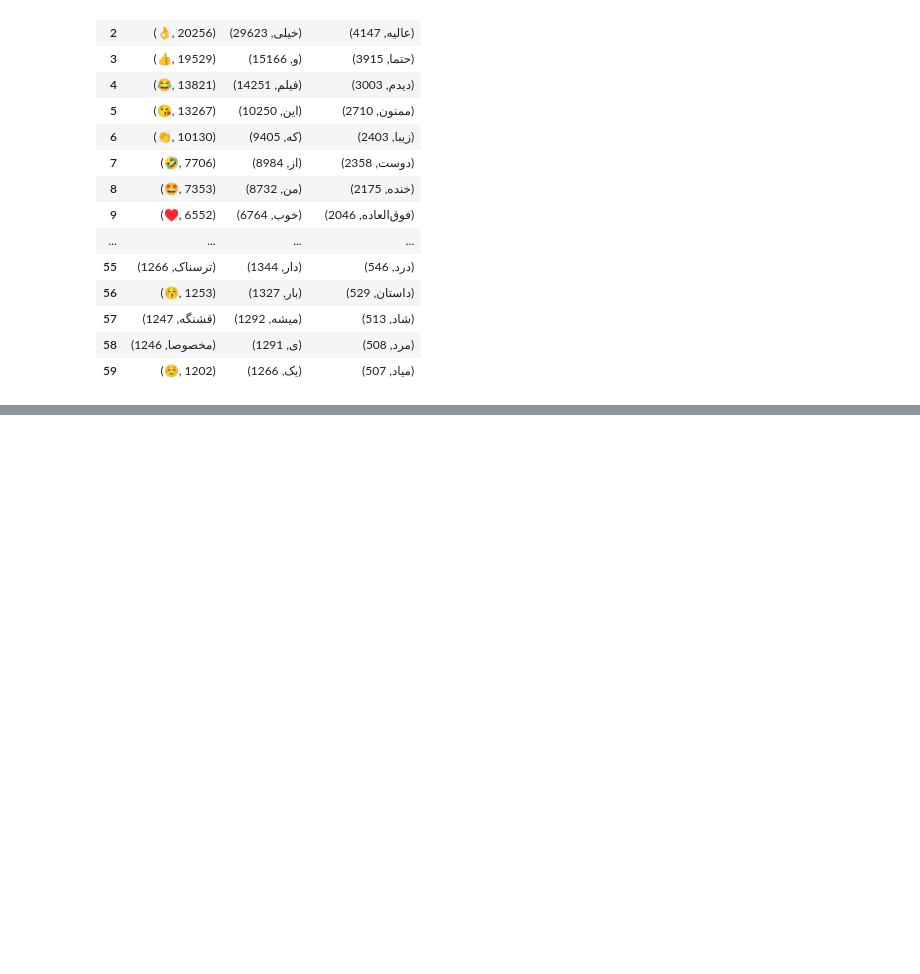
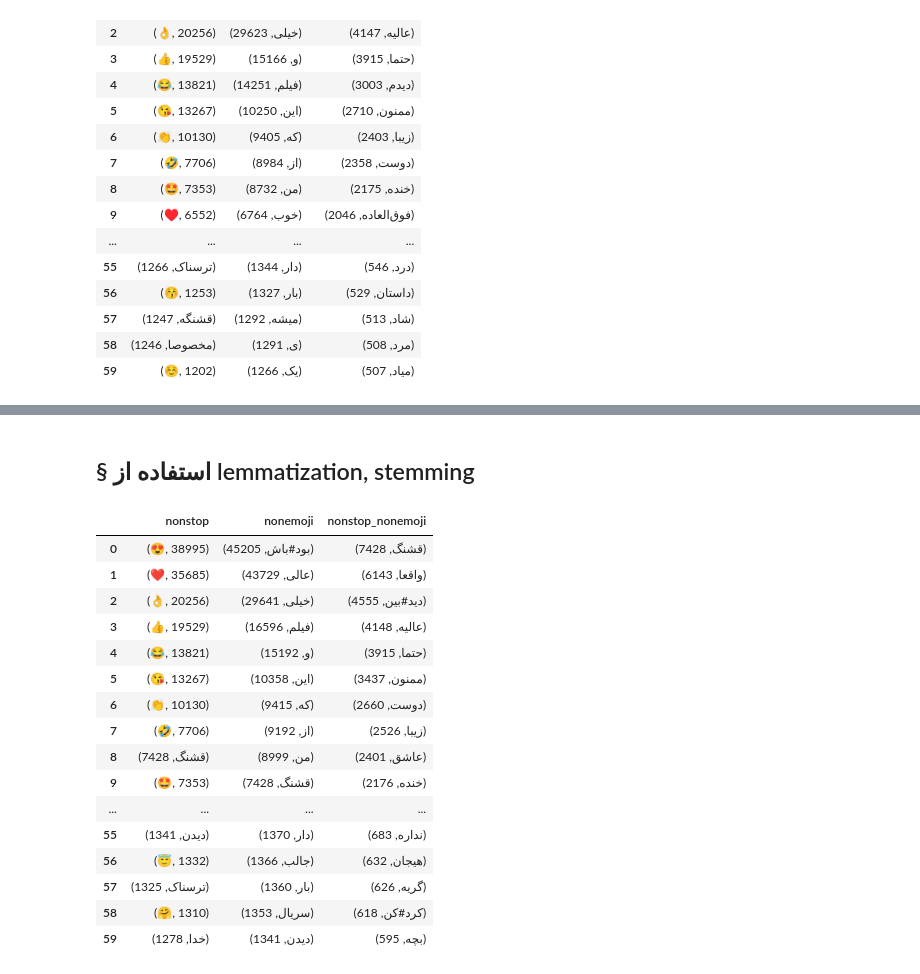
Before and after one commit to MMovasaghi/nlp, a Jupyter notebook: hw1/code/Untitled.ipynb, the cells around one changed output, grey strips where cells are left out. Saved outputs shown, nothing was run; the diff lists cells and outputs as text; code cells hidden in the pictures; blank space fills up the shorter version.

Commit message:
add lemmatization and stemming #1

```diff
--- a/hw1/code/Untitled.ipynb
+++ b/hw1/code/Untitled.ipynb
@@ -739,0 +738,48 @@ image.save('./../result/tokens_nonstop_nonemoji_wordcloud.png')
+# %% [markdown]
+<h2 style='direction:rtl;'> § استفاده از lemmatization, stemming  </h2>
+# %%
+stemmer = hazm.Stemmer()
+lemmatizer = hazm.Lemmatizer()
+
+def get_lemma_set(tok, opt=1):
+    if opt ==1:
+        return stemmer.stem(tok)
+    if opt ==2:
+        return lemmatizer.lemmatize(tok)
+    if opt ==3:
+        # write your own
+        pass
+# %%
+opt = 2
+num = 60
+
+tokens_nonstop_lemstem = [get_lemma_set(t, opt) for t in tqdm(tokens_nonstop)]
+tokens_nonemoji_lemstem = [get_lemma_set(t, opt) for t in tqdm(tokens_nonemoji)]
+tokens_nonstop_nonemoji_lemstem = [get_lemma_set(t, opt) for t in tqdm(tokens_nonstop_nonemoji)]
+
+dataframe_nonstop_lemstem = {}
+
+dataframe_nonstop_lemstem['nonstop'] = FreqDist(tokens_nonstop_lemstem).most_common(num)
+dataframe_nonstop_lemstem['nonemoji'] = FreqDist(tokens_nonemoji_lemstem).most_common(num)
+dataframe_nonstop_lemstem['nonstop_nonemoji'] = FreqDist(tokens_nonstop_nonemoji_lemstem).most_common(num)
+
+freq_analysis_nonstop_lemstem = pd.DataFrame(dataframe_nonstop_lemstem)
+freq_analysis_nonstop_lemstem
+# %% [output]
+|  | nonstop | nonemoji | nonstop_nonemoji |
+| 0 | (😍, 38995) | (بود#باش, 45205) | (قشنگ, 7428) |
+| 1 | (❤, 35685) | (عالی, 43729) | (واقعا, 6143) |
+| 2 | (👌, 20256) | (خیلی, 29641) | (دید#بین, 4555) |
+| 3 | (👍, 19529) | (فیلم, 16596) | (عالیه, 4148) |
+| 4 | (😂, 13821) | (و, 15192) | (حتما, 3915) |
+| 5 | (😘, 13267) | (این, 10358) | (ممنون, 3437) |
+| 6 | (👏, 10130) | (که, 9415) | (دوست, 2660) |
+| 7 | (🤣, 7706) | (از, 9192) | (زیبا, 2526) |
+| 8 | (قشنگ, 7428) | (من, 8999) | (عاشق, 2401) |
+| 9 | (🤩, 7353) | (قشنگ, 7428) | (خنده, 2176) |
+| ... | ... | ... | ... |
+| 55 | (دیدن, 1341) | (دار, 1370) | (نداره, 683) |
+| 56 | (😇, 1332) | (جالب, 1366) | (هیجان, 632) |
+| 57 | (ترسناک, 1325) | (بار, 1360) | (گریه, 626) |
+| 58 | (🤗, 1310) | (سریال, 1353) | (کرد#کن, 618) |
+| 59 | (خدا, 1278) | (دیدن, 1341) | (بچه, 595) |
```
Also changed, not shown: parts of 24 cells of this notebook.
